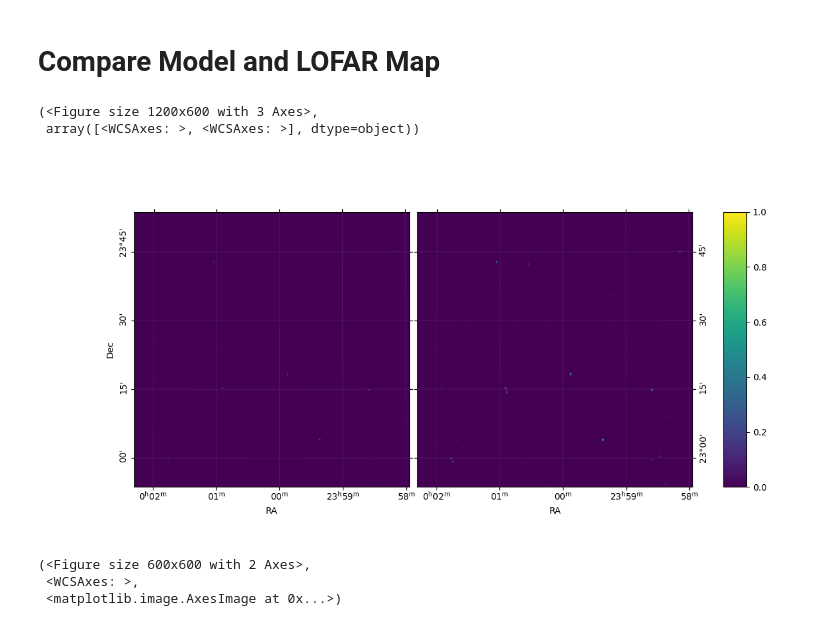
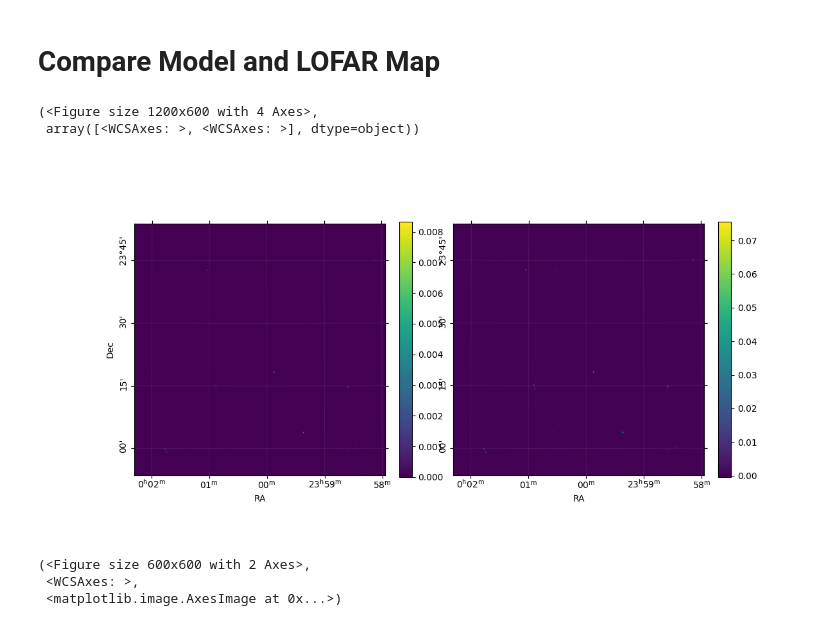
Before and after one commit to tmartinezML/LOFAR-Diffusion, a Jupyter notebook: src/notebooks/sky_maps.ipynb, the cells around one changed output. Saved outputs shown, nothing was run; the diff lists cells and outputs as text; code cells hidden in the pictures.

```diff
--- a/src/notebooks/sky_maps.ipynb
+++ b/src/notebooks/sky_maps.ipynb
@@ -27,27 +27,27 @@ def get_image(file, get_wcs=True):
 # %%
 map_folder = Path("/home/bbd0953/diffusion/sky_maps/test_map_80")
 sky_model_file = map_folder / "test_map_80.fits"
-image_file = map_folder / "ddf-pipeline/image_dirin_SSD_m_c_di_m.app.restored.fits"
+image_file = map_folder / "ddf-pipeline/image_full_ampphase_m.app.restored.fits"
 
 model_arr, model_wcs = get_image(sky_model_file)
 image_arr, image_wcs = get_image(image_file)
 # %%
 import plotting.map_plots as mpplt
 reload(mpplt)
 
 %matplotlib widget
 mpplt.double_map_plot(
     model_arr,
     image_arr,
     wcs=(model_wcs, image_wcs),
     scale_fn = lambda x: x,
     size=(12, 6),
-    minmax=True,
+    minmax=False,
 )
 # %% [output]
-(<Figure size 1200x600 with 3 Axes>,
+(<Figure size 1200x600 with 4 Axes>,
  array([<WCSAxes: >, <WCSAxes: >], dtype=object))
-[figure, old version]
+[figure, new version]
 # %%
 import utils.paths as paths
 import plotting.map_plots as mpplt
```
Also changed, not shown: parts of 10 cells of this notebook, 3 other files.
